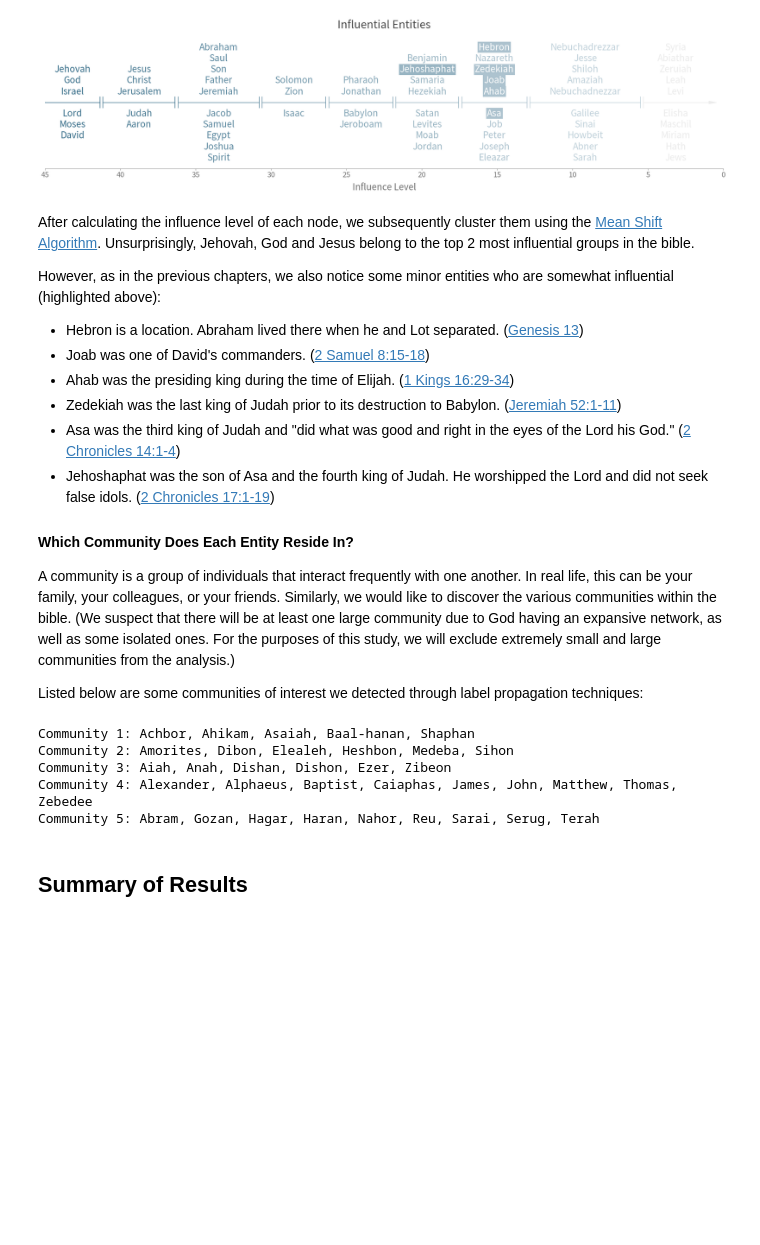
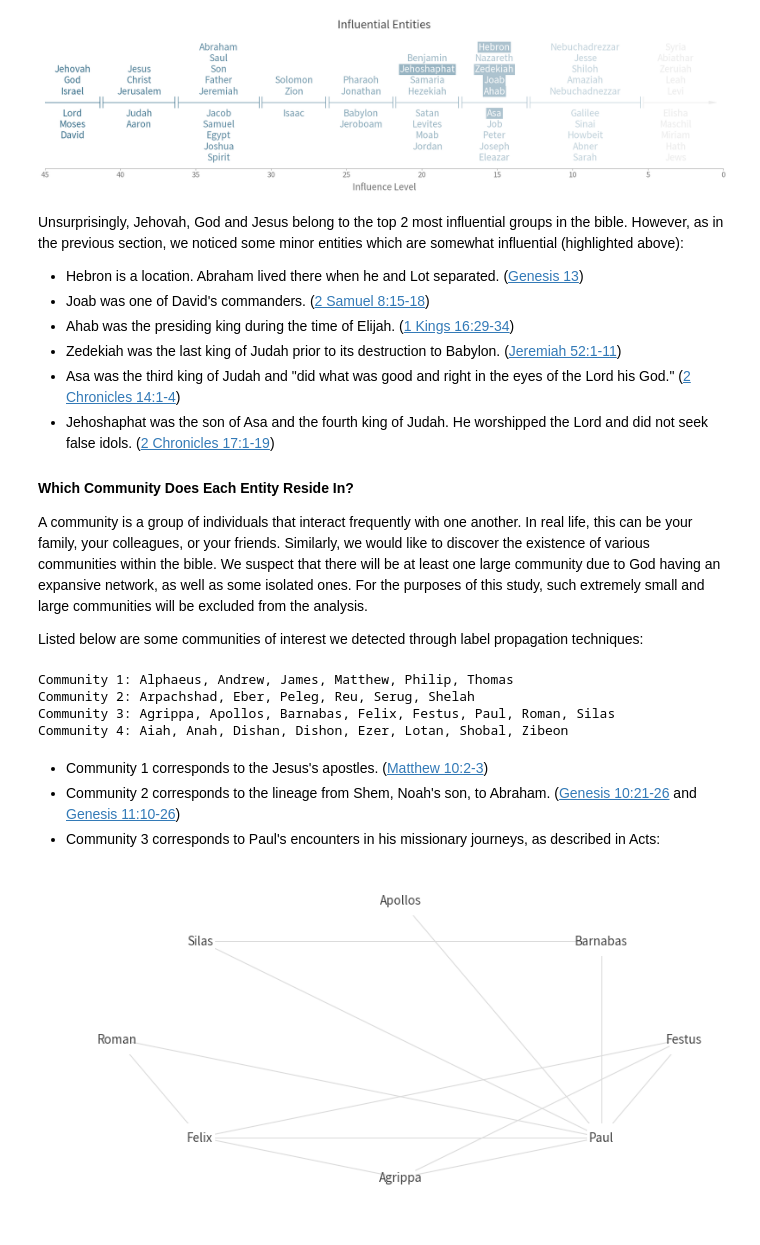
Before and after one commit to lemuelkumarga/bible-network, a Jupyter notebook: main.ipynb, the cells around one changed output. Cells and saved outputs as stored; diff of their text form; code cells hidden in the pictures; blank space fills up the shorter version.

```diff
--- a/main.ipynb
+++ b/main.ipynb
@@ -1021,9 +1021,7 @@ plt.show()
 # %% [output]
 [figure]
 # %% [markdown]
-After calculating the influence level of each node, we subsequently cluster them using the <a href="https://spin.atomicobject.com/2015/05/26/mean-shift-clustering" target="_blank">Mean Shift Algorithm</a>. Unsurprisingly, <span class="hl">Jehovah, God and Jesus</span> belong to the top 2 most influential groups in the bible.
-
-However, as in the previous chapters, we also notice some minor entities who are somewhat influential (highlighted above):
+Unsurprisingly, <span class="hl">Jehovah, God and Jesus</span> belong to the top 2 most influential groups in the bible. However, as in the previous section, we noticed some minor entities which are somewhat influential (highlighted above):
 
 * <span class="hl">Hebron</span> is a location. Abraham lived there when he and Lot separated. (<a href="https://www.bible.com/bible/59/GEN.13.1-18" target="_blank">Genesis 13</a>)
 * <span class="hl">Joab</span> was one of David's commanders. (<a href="https://www.bible.com/bible/59/2SA.8.15-18" target="_blank">2 Samuel 8:15-18</a>)
@@ -1034,15 +1032,26 @@ However, as in the previous chapters, we also notice some minor entities who are
 
 #### Which Community Does Each Entity Reside In?
 
-A community is a group of individuals that interact frequently with one another. In real life, this can be your family, your colleagues, or your friends. Similarly, we would like to discover the various communities within the bible. (We suspect that there will be at least one large community due to God having an expansive network, as well as some isolated ones. For the purposes of this study, we will exclude extremely small and large communities from the analysis.)
+A community is a group of individuals that interact frequently with one another. In real life, this can be your family, your colleagues, or your friends. Similarly, we would like to discover the existence of various communities within the bible. We suspect that there will be at least one large community due to God having an expansive network, as well as some isolated ones. For the purposes of this study, such extremely small and large communities will be excluded from the analysis.
 
 Listed below are some communities of interest we detected through <a data-toggle="popover" title="" data-content="The determination of groups through node labeling. Algorithm is initialized by labeling each node with its name. In each iteration, the label is updated with one of the neighbor's (in particular, the one that is connected by the highest weight). This propagation continues on until the labels of all nodes have reached an equilbrium (i.e. do not change). Upon completion, nodes with the same labels are grouped as a community." data-original-title="Label Propagation">label propagation techniques</a>:
 # %%
+
 # Detect Community Using Label Propagation
-# Only Include Words Who Appeared in the Bible More than 5 times
-# https://networkx.github.io/documentation/stable/reference/algorithms/generated/networkx.algorithms.community.label_propagation.asyn_lpa_communities.html#networkx.algorithms.community.label_propagation.asyn_lpa_communities
-random.seed(1)
-communities = nx.algorithms.community.asyn_lpa_communities(G.subgraph(n for n, v in vertices.items() if v>=5), weight="weight")
+filename = "cache/all_communities.pkl"
+if (os.path.isfile(filename)):
+    with open(filename, 'rb') as f:
+        communities = pck.load(f)
+        f.close()
+else:
+    random.seed(241)
+    # Only Include Words Who Appeared in the Bible More than 5 times
+    # https://networkx.github.io/documentation/stable/reference/algorithms/generated/networkx.algorithms.community.label_propagation.asyn_lpa_communities.html#networkx.algorithms.community.label_propagation.asyn_lpa_communities
+    # May be different for each execution due to randomness. For purposes of this study, we will save the constructed communities for reproducibility
+    communities = nx.algorithms.community.asyn_lpa_communities(G.subgraph(n for n, v in vertices.items() if v>=5), weight="weight")
+    with open(filename, 'wb') as f:
+        pck.dump(communities, f, pck.HIGHEST_PROTOCOL)
+        f.close()
 
 output = []
 for d in communities:
@@ -1053,11 +1062,29 @@ output = sorted(output, key=lambda l: len(l))
 for d in output:
     print("Community " + str(output.index(d) + 1) + ": " + ", ".join(sorted(d)))
 # %% [output]
-Community 1: Achbor, Ahikam, Asaiah, Baal-hanan, Shaphan
-Community 2: Amorites, Dibon, Elealeh, Heshbon, Medeba, Sihon
-Community 3: Aiah, Anah, Dishan, Dishon, Ezer, Zibeon
-Community 4: Alexander, Alphaeus, Baptist, Caiaphas, James, John, Matthew, Thomas, Zebedee
-Community 5: Abram, Gozan, Hagar, Haran, Nahor, Reu, Sarai, Serug, Terah
+Community 1: Alphaeus, Andrew, James, Matthew, Philip, Thomas
+Community 2: Arpachshad, Eber, Peleg, Reu, Serug, Shelah
+Community 3: Agrippa, Apollos, Barnabas, Felix, Festus, Paul, Roman, Silas
+Community 4: Aiah, Anah, Dishan, Dishon, Ezer, Lotan, Shobal, Zibeon
-# %% [markdown]
-
-## Summary of Results
+# %% [markdown]
+
+* Community 1 corresponds to the Jesus's apostles. (<a href="https://www.bible.com/bible/59/MAT.10.2-3" target="_blank">Matthew 10:2-3</a>)
+* Community 2 corresponds to the lineage from Shem, Noah's son, to Abraham. (<a href="https://www.bible.com/bible/59/GEN.10.21-26" target="_blank">Genesis 10:21-26</a> and <a href="https://www.bible.com/bible/59/GEN.11.10-26" target="_blank">Genesis 11:10-26</a>)
+* Community 3 corresponds to Paul's encounters in his missionary journeys, as described in Acts:
+# %%
+def plot_community(ind):
+    plt.figure(figsize=(10,5))
+    nx.draw_circular(G.subgraph(output[ind-1]),
+                     with_labels=True,
+                     node_color=_d.bg_color,
+                     node_size = 1000,
+                     node_shape = 's',
+                     edge_color = _d.fade_color(_d.txt_color, 0.2),
+                     font_family = _d.def_font,
+                     font_size = 15,
+                     font_color = _d.txt_color
+                    )
+    plt.show()
+plot_community(3)
+# %% [output]
+[figure, added]
```
Also changed, not shown: parts of 19 cells of this notebook, 3 other files.
